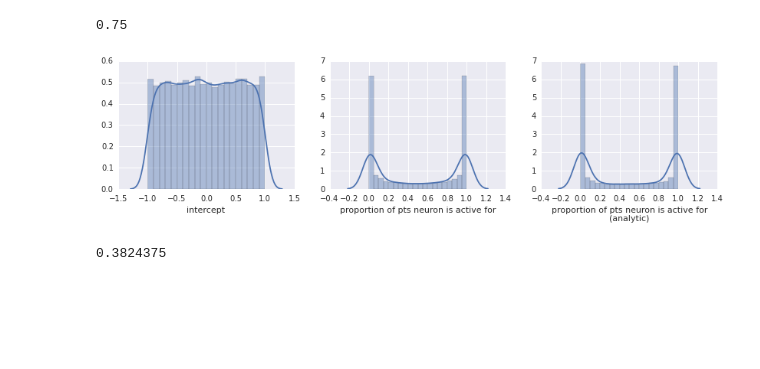
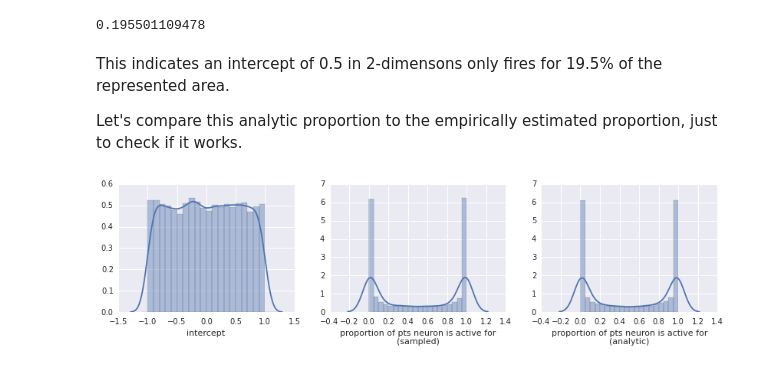
Before and after one commit to tcstewar/testing_notebooks, a Jupyter notebook: Intercept Distribution .ipynb, the cells around one changed output. Drawn from its saved outputs; the diff is of its cells as text; code cells hidden in the pictures; blank space fills up the shorter version.

```diff
--- a/Intercept Distribution .ipynb
+++ b/Intercept Distribution .ipynb
@@ -22,8 +32,3 @@ def plot_intercept_distribution(ens):
     p = np.mean(activity>0, axis=0)
     seaborn.distplot(p, bins=20)
     pylab.xlabel('proportion of pts neuron is active for')
-
-
-ens = nengo.Ensemble(n_neurons=10000, dimensions=1, add_to_container=False)
-pylab.figure(figsize=(14,3))
-plot_intercept_distribution(ens)
@@ -53,57 +70,48 @@ def analytic_proportion(x, d):
     if x >= 1.0:
         value = 0
     else:
-        r = np.sqrt(1.0 - x**2)
-        h = 1 - x
-
-        I = scipy.special.betainc((d+1)/2.0, 0.5, (2*r*h-h**2)/r**2)
-        value = 0.5*(r**d)*I
+        value = 0.5 * scipy.special.betainc((d+1)/2.0, 0.5, 1 - x**2)
 
     if flip:
         value = 1.0 - value
     return value
 
-print analytic_proportion(-0.5, 1)
+print analytic_proportion(0.5, 2)
 # %% [output]
-0.75
+0.195501109478
+# %% [markdown]
+This indicates an intercept of 0.5 in 2-dimensons only fires for 19.5% of the represented area.
+
+Let's compare this analytic proportion to the empirically estimated proportion, just to check if it works.
 # %%
 def plot_intercept_distribution(ens):
     pylab.subplot(1,3,1)
     intercepts = ens.intercepts
     if isinstance(intercepts, nengo.dists.Distribution):
         intercepts = intercepts.sample(ens.n_neurons)
-    seaborn.distplot(intercepts, bins=20)
+    seaborn.distplot(intercepts, bins=np.linspace(-1.2, 1.2, 25))
     pylab.xlabel('intercept')
+    pylab.xlim(-1.5, 1.5)
 
     pylab.subplot(1,3,2)
     pts = ens.eval_points.sample(n=1000, d=ens.dimensions)
     model = nengo.Network()
     model.ensembles.append(ens)
     sim = nengo.Simulator(model)
     _, activity = nengo.utils.ensemble.tuning_curves(ens, sim, inputs=pts)
     p = np.mean(activity>0, axis=0)
     seaborn.distplot(p, bins=20)
-    pylab.xlabel('proportion of pts neuron is active for')
+    pylab.xlabel('proportion of pts neuron is active for\n(sampled)')
 
     p2 = [analytic_proportion(x, ens.dimensions) for x in intercepts]
     pylab.subplot(1,3,3)
     seaborn.distplot(p2, bins=20)
     pylab.xlabel('proportion of pts neuron is active for\n(analytic)')
 
 
 
 ens = nengo.Ensemble(n_neurons=10000, dimensions=16, add_to_container=False)
 pylab.figure(figsize=(14,3))
 plot_intercept_distribution(ens)
 # %% [output]
-[figure, old version]
+[figure, new version]
-# %%
-def find_x_for_p(p, d):
-    def f(x):
-        return (analytic_proportion(x, d) - p)**2
-    x = scipy.optimize.minimize(f, x0=0, method='Nelder-Mead').x[0]
-    return x
-
-print find_x_for_p(0.25, 2)
-# %% [output]
-0.3824375
```
Also changed, not shown: parts of 23 cells of this notebook.
